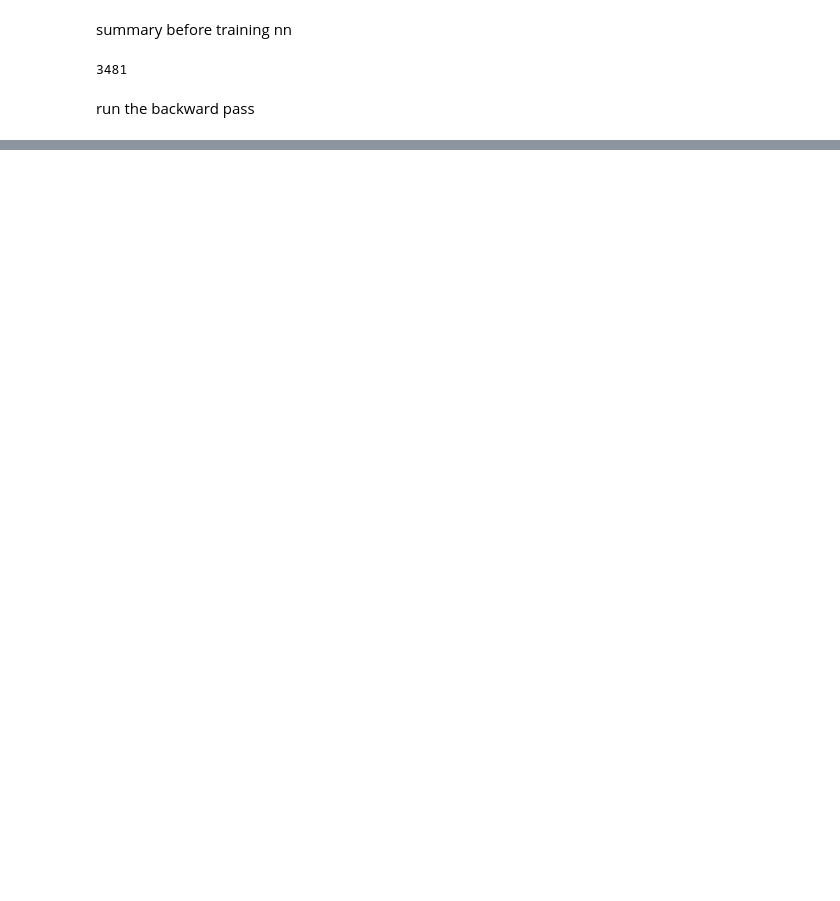
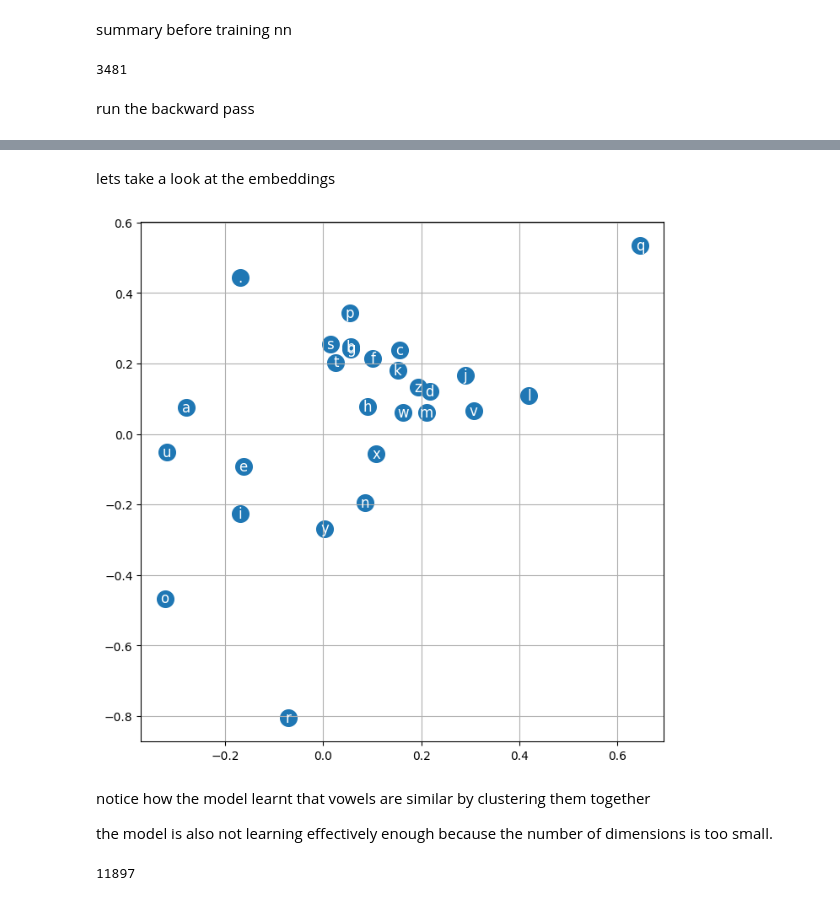
Before and after one commit to arniechops/likes-to-learn, a Jupyter notebook: makemore/mlp.ipynb, the cells around one changed output, grey strips where cells are left out. Saved outputs shown, nothing was run; the diff lists cells and outputs as text; code cells hidden in the pictures; blank space fills up the shorter version.

```diff
--- a/makemore/mlp.ipynb
+++ b/makemore/mlp.ipynb
@@ -208,0 +198,7 @@ print(loss.item())
+# %%
+emb = C[X[ix]]
+# to introduce non-linearity, ensuring that the network is not a linear function at the end of the day
+h = torch.tanh(emb.view(-1, 6) @ W1 + b1)
+logits = h @ W2 + b2
+loss = F.cross_entropy(logits, Y[ix])
+loss
@@ -208,0 +209,8 @@ print(loss.item())
+# %%
+# reset cell
+C = torch.randn((27, 2))
+W1 = torch.randn((6, 100))
+b1 = torch.randn((100))
+W2 = torch.randn((100, 27))
+b2 = torch.randn((27))
+params = [C, W1, b1, W2, b2]
@@ -208,0 +403,25 @@ print(loss.item())
+# %% [markdown]
+lets take a look at the embeddings
+# %%
+plt.figure(figsize=(8, 8))
+plt.scatter(C[:, 0].data, C[:, 1].data, s=200)
+for i in range(C.shape[0]):
+    plt.text(C[i, 0].data, C[i, 1].data, itos[i], ha="center", va="center", fontsize=12, color="white")
+plt.grid("minor")
+# %% [output]
+[figure, added]
+# %% [markdown]
+notice how the model learnt that vowels are similar by clustering them together
+
+the model is also not learning effectively enough because the number of dimensions is too small.
+# %%
+# reset cell with new params
+C = torch.randn((27, 10)) # now 10 dimensions
+W1 = torch.randn((30, 200)) # 3 * 10 dimensions -> 30
+b1 = torch.randn((200))
+W2 = torch.randn((200, 27)) # reduced hidden layer neurons
+b2 = torch.randn((27))
+params = [C, W1, b1, W2, b2]
+sum(p.nelement() for p in params)
+# %% [output]
+11897
```
Also changed, not shown: parts of 26 cells of this notebook.
